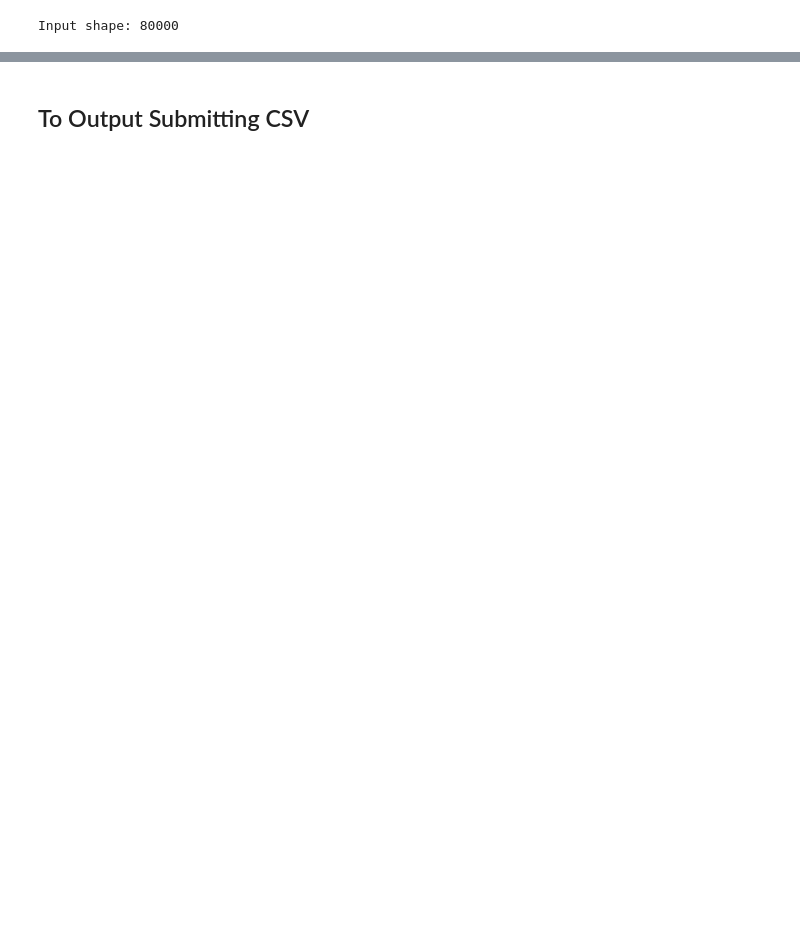
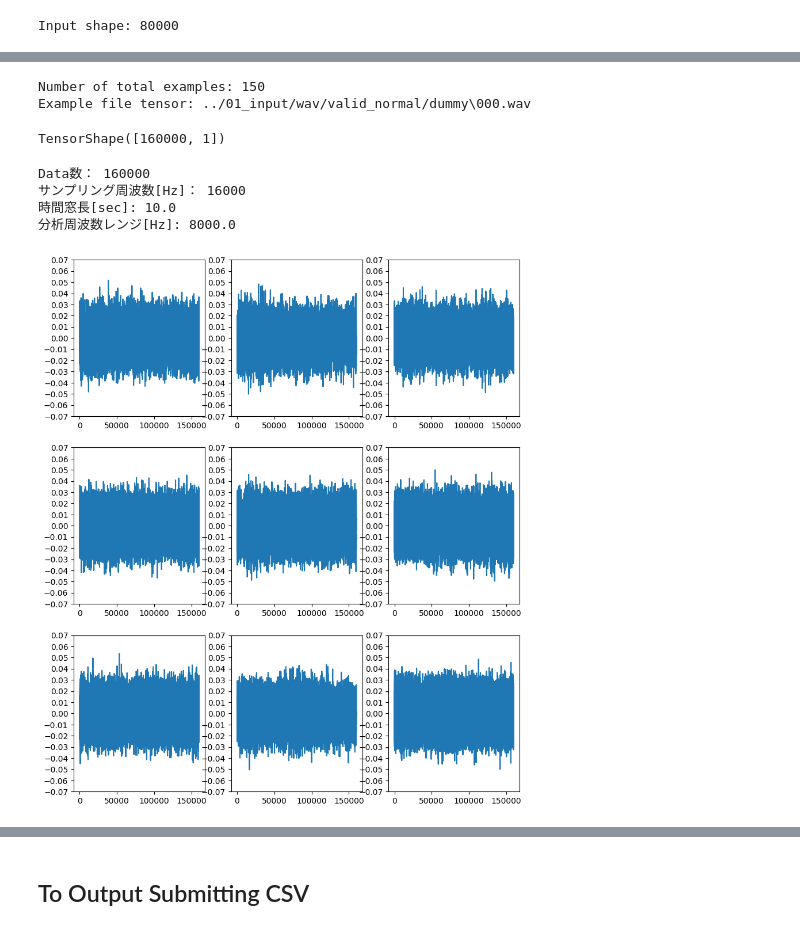
Before and after one commit to Mr-Kondo/_Inbox, a Jupyter notebook: Anomaly_Sound_Detection_AE_WAV.ipynb, the cells around one changed output, grey strips where cells are left out. Cells and saved outputs as stored; diff of their text form; code cells hidden in the pictures; blank space fills up the shorter version.

```diff
--- a/Anomaly_Sound_Detection_AE_WAV.ipynb
+++ b/Anomaly_Sound_Detection_AE_WAV.ipynb
@@ -404,0 +368,60 @@ plt.show()
+# %%
+# オーディオクリップをfilenamesというリストに抽出します
+filenames = glob.glob('../01_input/wav/valid_normal/dummy/*.wav')
+num_samples = len(filenames)
+filenames.sort()
+print('Number of total examples:', num_samples)
+print('Example file tensor:', filenames[0])
+# %% [output]
+Number of total examples: 150
+Example file tensor: ../01_input/wav/valid_normal/dummy\000.wav
+# %%
+# オーディオファイルの形状を確認
+valid_normal_file = tf.io.read_file(filenames[0])
+valid_normal_audio, valid_normal_sampling_rate = tf.audio.decode_wav(contents=valid_normal_file)
+# tf.audio.decode_wavによって返されるテンソルの形状は[samples, channels]
+# channelsはモノラルの場合は1 、ステレオの場合は2
+valid_normal_audio.shape
+# %% [output]
+TensorShape([160000, 1])
+# %%
+# Audio Setting
+Data_num = valid_normal_audio.shape[0]
+Sampling_freq = valid_normal_sampling_rate.numpy()
+time_length = Data_num / Sampling_freq
+
+print("Data数：", Data_num)
+print("サンプリング周波数[Hz]：", Sampling_freq)
+print("時間窓長[sec]:", time_length)
+print("分析周波数レンジ[Hz]:", Sampling_freq / 2)
+# %% [output]
+Data数： 160000
+サンプリング周波数[Hz]： 16000
+時間窓長[sec]: 10.0
+分析周波数レンジ[Hz]: 8000.0
+# %%
+AUTOTUNE = tf.data.AUTOTUNE
+valid_normal_ds = tf.data.Dataset.from_tensor_slices(filenames)
+
+waveform_ds = valid_normal_ds.map(
+    map_func=get_waveform,
+    num_parallel_calls=AUTOTUNE) # トレーニングセット作成
+# %%
+# いくつかのオーディオ波形をプロット
+
+rows = 3
+cols = 3
+n = rows * cols
+fig, axes = plt.subplots(rows, cols, figsize=(10, 12))
+
+for i, audio in enumerate(waveform_ds.take(n)):
+
+  r = i // cols
+  c = i % cols
+  ax = axes[r][c]
+  ax.plot(audio.numpy())
+  ax.set_yticks(np.arange(-0.07, 0.07, 0.01))
+
+plt.show()
+# %% [output]
+[figure, added]
```
Also changed, not shown: parts of 83 cells of this notebook.
